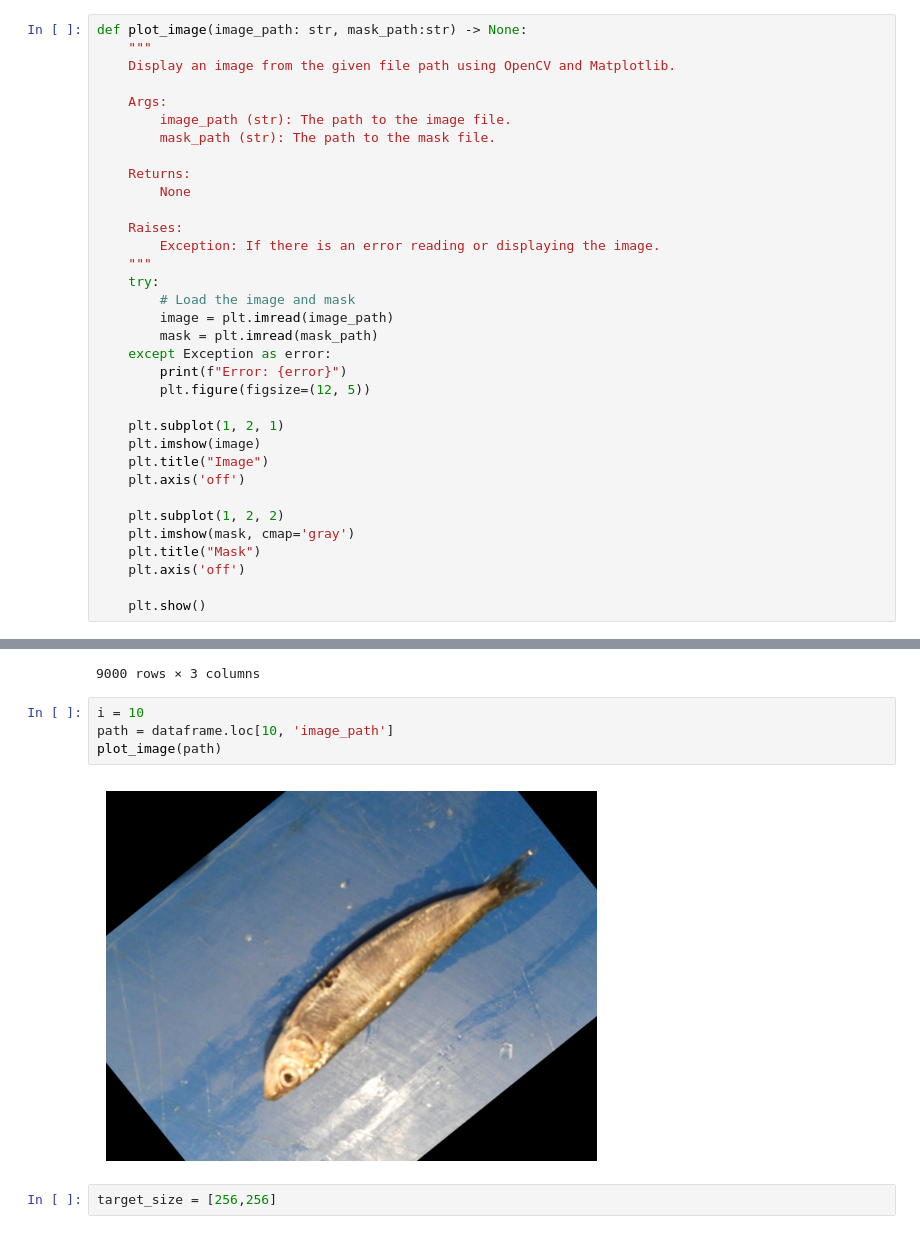
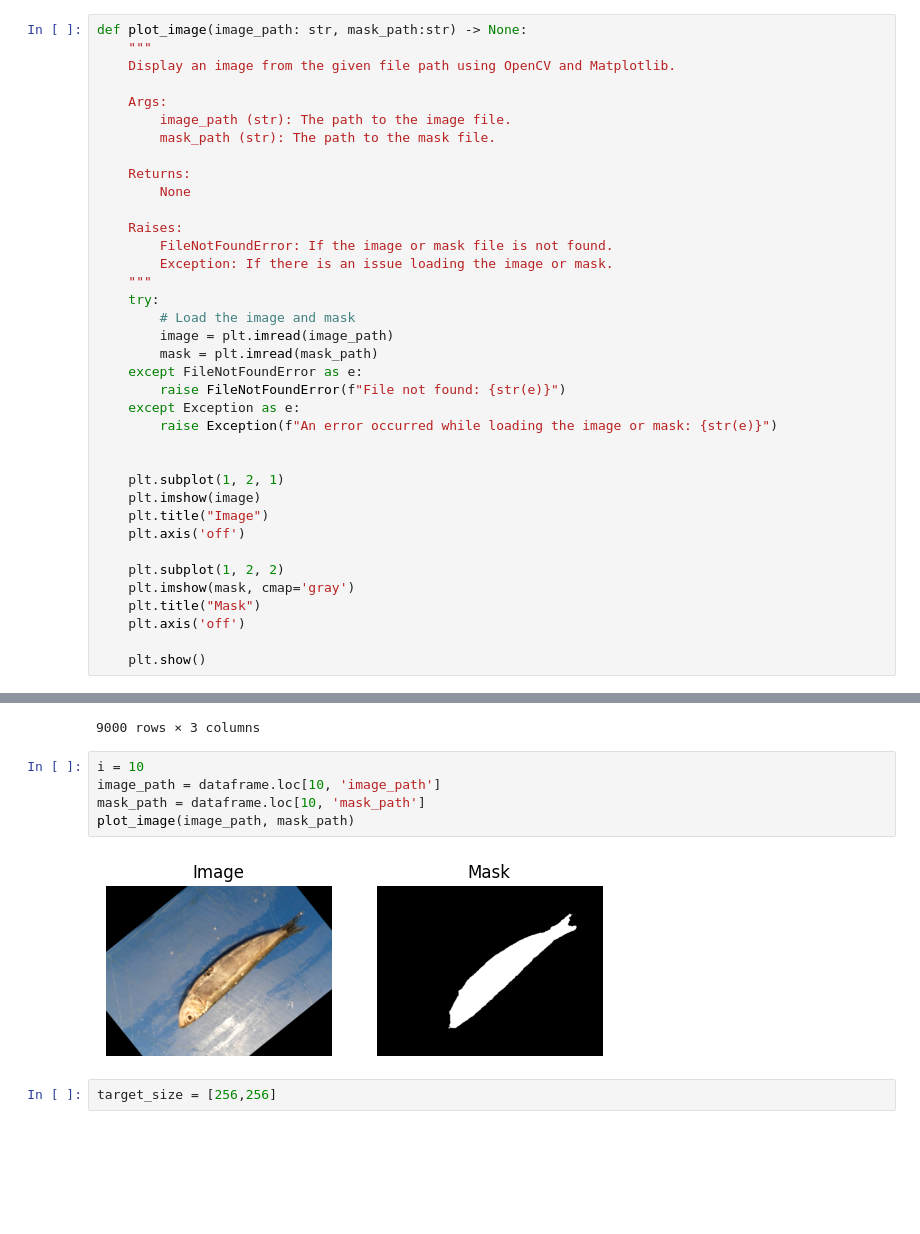
Before and after one commit to amirhosein-ziaei/Semantic_Segmentation_U-Net, a Jupyter notebook: Fish_Semantic_Segmentation_By_U-Net.ipynb, the cells around one changed output, grey strips where cells are left out. Cells and saved outputs as stored; diff of their text form; blank space fills up the shorter version.

Commit message:
update the error handling of the plot_image funciton

```diff
--- a/Fish_Semantic_Segmentation_By_U-Net.ipynb
+++ b/Fish_Semantic_Segmentation_By_U-Net.ipynb
@@ -59,15 +59,18 @@ def plot_image(image_path: str, mask_path:str) -> None:
         None
 
     Raises:
-        Exception: If there is an error reading or displaying the image.
+        FileNotFoundError: If the image or mask file is not found.
+        Exception: If there is an issue loading the image or mask.
     """
     try:
         # Load the image and mask
         image = plt.imread(image_path)
         mask = plt.imread(mask_path)
-    except Exception as error:
-        print(f"Error: {error}")
-        plt.figure(figsize=(12, 5))
+    except FileNotFoundError as e:
+        raise FileNotFoundError(f"File not found: {str(e)}")
+    except Exception as e:
+        raise Exception(f"An error occurred while loading the image or mask: {str(e)}")
+
 
     plt.subplot(1, 2, 1)
     plt.imshow(image)
@@ -136,10 +139,11 @@ display(dataframe)
 9000 rows × 3 columns
 # %%
 i = 10
-path = dataframe.loc[10, 'image_path']
-plot_image(path)
+image_path = dataframe.loc[10, 'image_path']
+mask_path = dataframe.loc[10, 'mask_path']
+plot_image(image_path, mask_path)
 # %% [output]
-[figure, old version]
+[figure, new version]
 # %%
 target_size = [256,256]
 # %%
```
